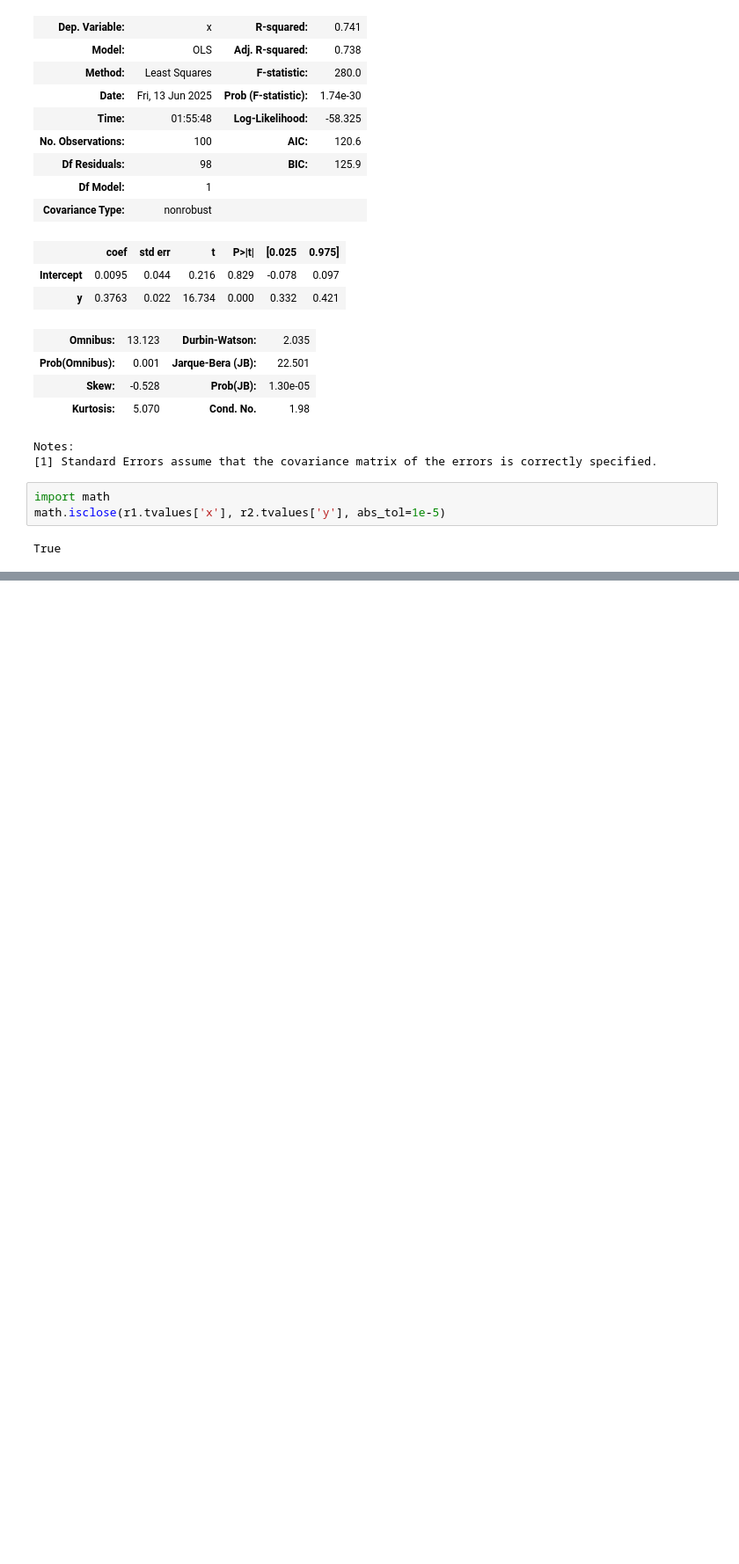
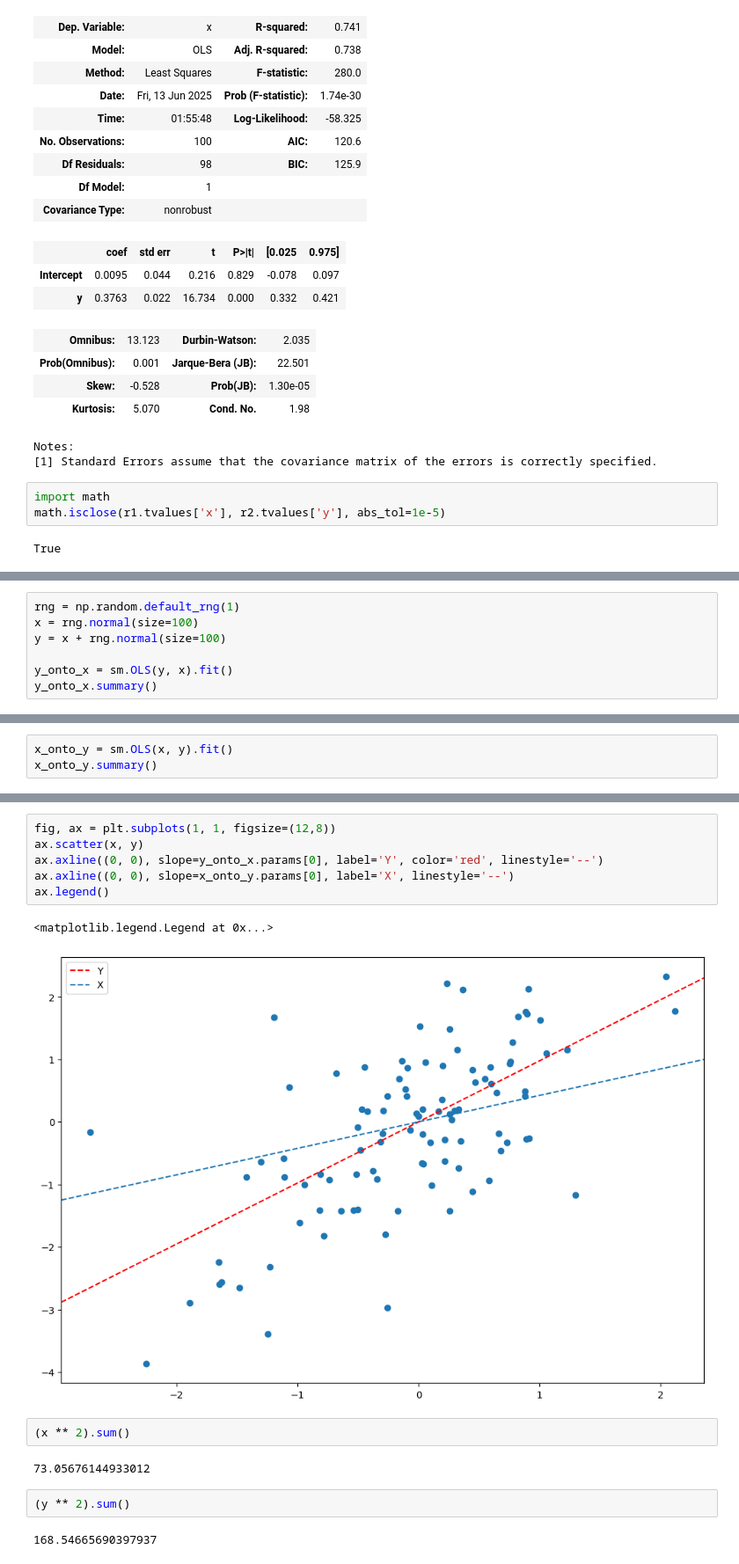
Before and after one commit to uggi121/ISLP_labs_applied, a Jupyter notebook: exercises_applied/Ch3.ipynb, the cells around one changed output, grey strips where cells are left out. Shown at 88% size. Cells and saved outputs as stored; diff of their text form; blank space fills up the shorter version.

```diff
--- a/exercises_applied/Ch3.ipynb
+++ b/exercises_applied/Ch3.ipynb
@@ -892,0 +917,7 @@ True
+# %%
+rng = np.random.default_rng(1)
+x = rng.normal(size=100)
+y = x + rng.normal(size=100)
+
+y_onto_x = sm.OLS(y, x).fit()
+y_onto_x.summary()
@@ -892,0 +944,3 @@ True
+# %%
+x_onto_y = sm.OLS(x, y).fit()
+x_onto_y.summary()
@@ -892,0 +967,17 @@ True
+# %%
+fig, ax = plt.subplots(1, 1, figsize=(12,8))
+ax.scatter(x, y)
+ax.axline((0, 0), slope=y_onto_x.params[0], label='Y', color='red', linestyle='--')
+ax.axline((0, 0), slope=x_onto_y.params[0], label='X', linestyle='--')
+ax.legend()
+# %% [output]
+<matplotlib.legend.Legend at 0x...>
+[figure, added]
+# %%
+(x ** 2).sum()
+# %% [output]
+73.05676144933012
+# %%
+(y ** 2).sum()
+# %% [output]
+168.54665690397937
```
Also changed, not shown: parts of 50 cells of this notebook.
